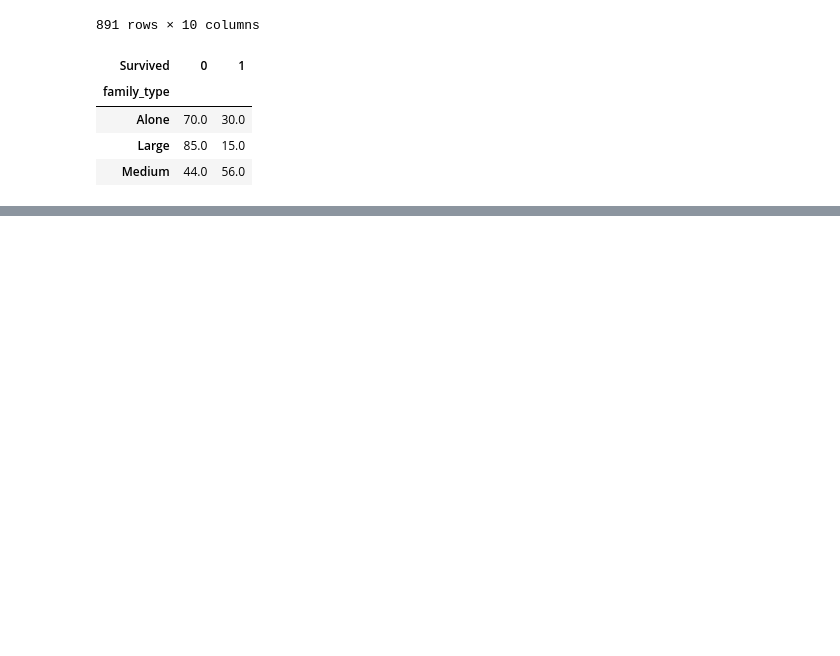
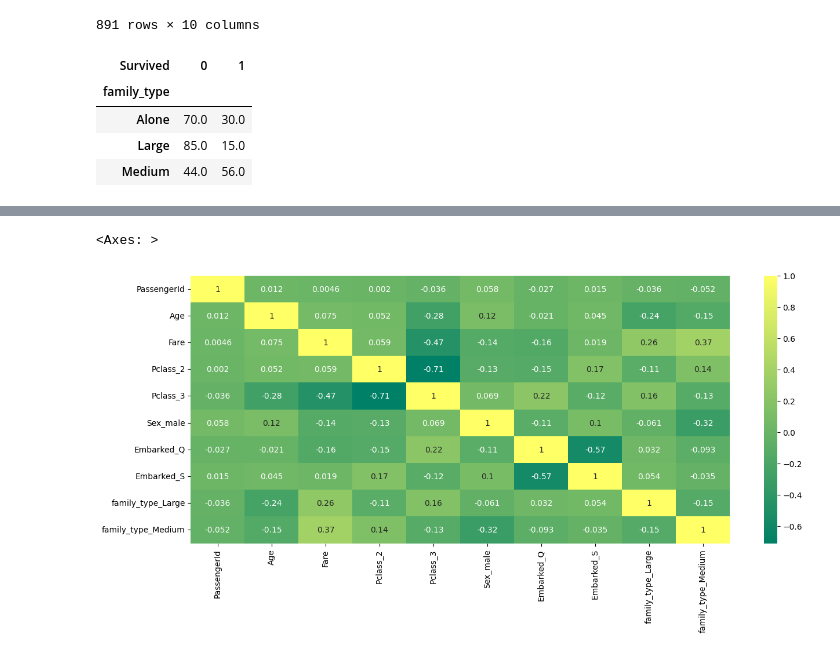
Before and after one commit to Ebratul/Python, a Jupyter notebook: ML/EDA_ON_Titanic.ipynb, the cells around one changed output, grey strips where cells are left out. Cells and saved outputs as stored; diff of their text form; code cells hidden in the pictures; blank space fills up the shorter version.

```diff
--- a/ML/EDA_ON_Titanic.ipynb
+++ b/ML/EDA_ON_Titanic.ipynb
@@ -521,0 +533,5 @@ pd.crosstab(df['family_type'], df['Survived']).apply(lambda r : round((r/r.sum()
+# %%
+#handling outliers in age(Atmost normal)
+
+df = df[df['Age'] < (df['Age'].mean() + 3* df['Age'].std())]
+df.shape
@@ -521,0 +540,13 @@ pd.crosstab(df['family_type'], df['Survived']).apply(lambda r : round((r/r.sum()
+# %%
+#handling outlier from Fare column
+
+#Fingding quartiles
+
+Q1 = np.percentile(df['Fare'], 25)
+Q3 = np.percentile(df['Fare'], 75)
+
+outlier_low = Q1 - 1.5*(Q3-Q1)
+
+outlier_high = Q3 + 1.5*(Q3-Q1)
+
+df = df[(df['Fare'] > outlier_low) & (df['Fare']<outlier_high)]
@@ -521,0 +582,6 @@ pd.crosstab(df['family_type'], df['Survived']).apply(lambda r : round((r/r.sum()
+# %%
+# one hot encoding
+df.sample(4)
+
+#cols to be transformed are Pclass, Sex, Embarked, family_type
+df = pd.get_dummies(data = df, columns = ['Pclass', 'Sex', 'Embarked','family_type'], drop_first=True)
@@ -521,0 +604,6 @@ pd.crosstab(df['family_type'], df['Survived']).apply(lambda r : round((r/r.sum()
+# %%
+plt.figure(figsize= (15, 6))
+sb.heatmap(df.corr(numeric_only=True), cmap = 'summer', annot=True)
+# %% [output]
+<Axes: >
+[figure, added]
```
Also changed, not shown: parts of 10 cells of this notebook.
